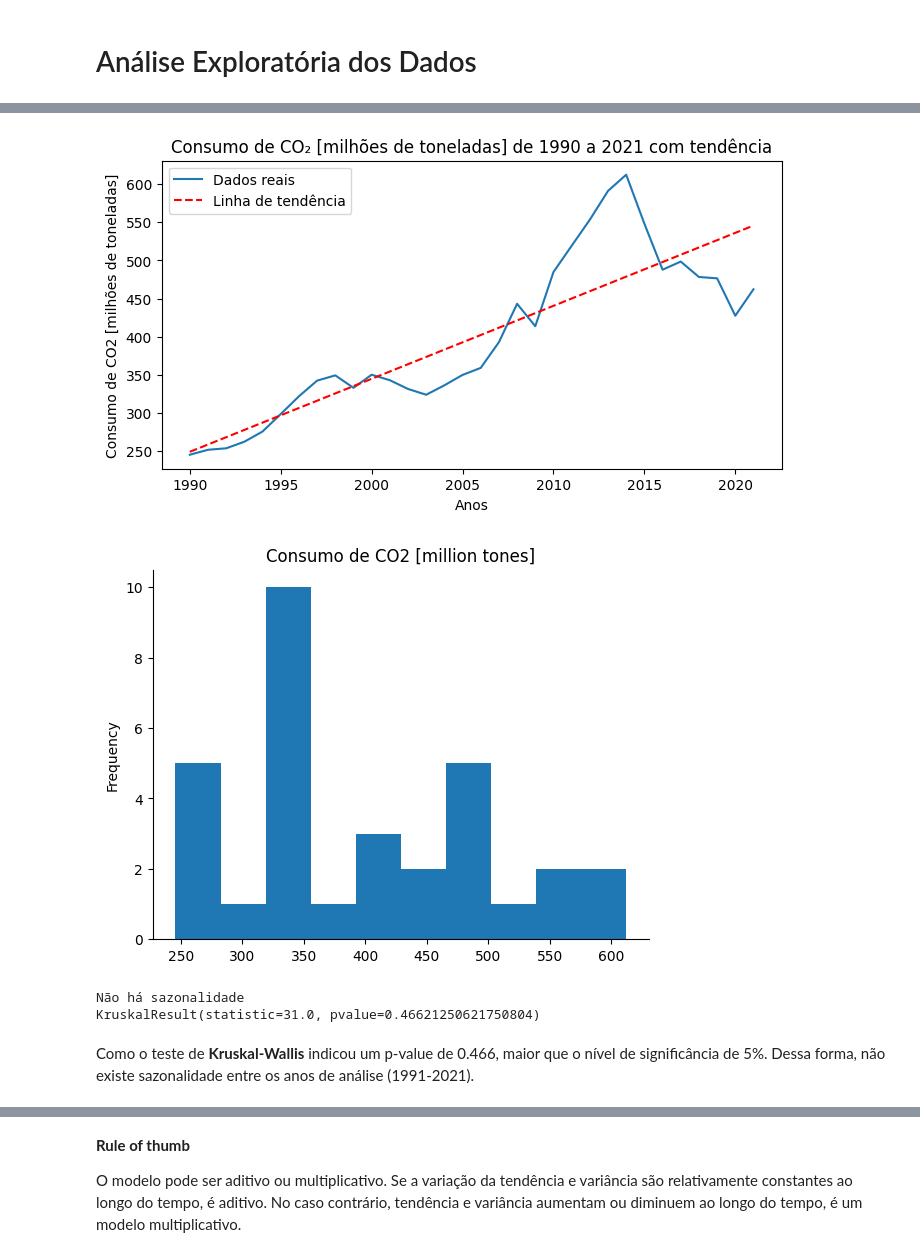
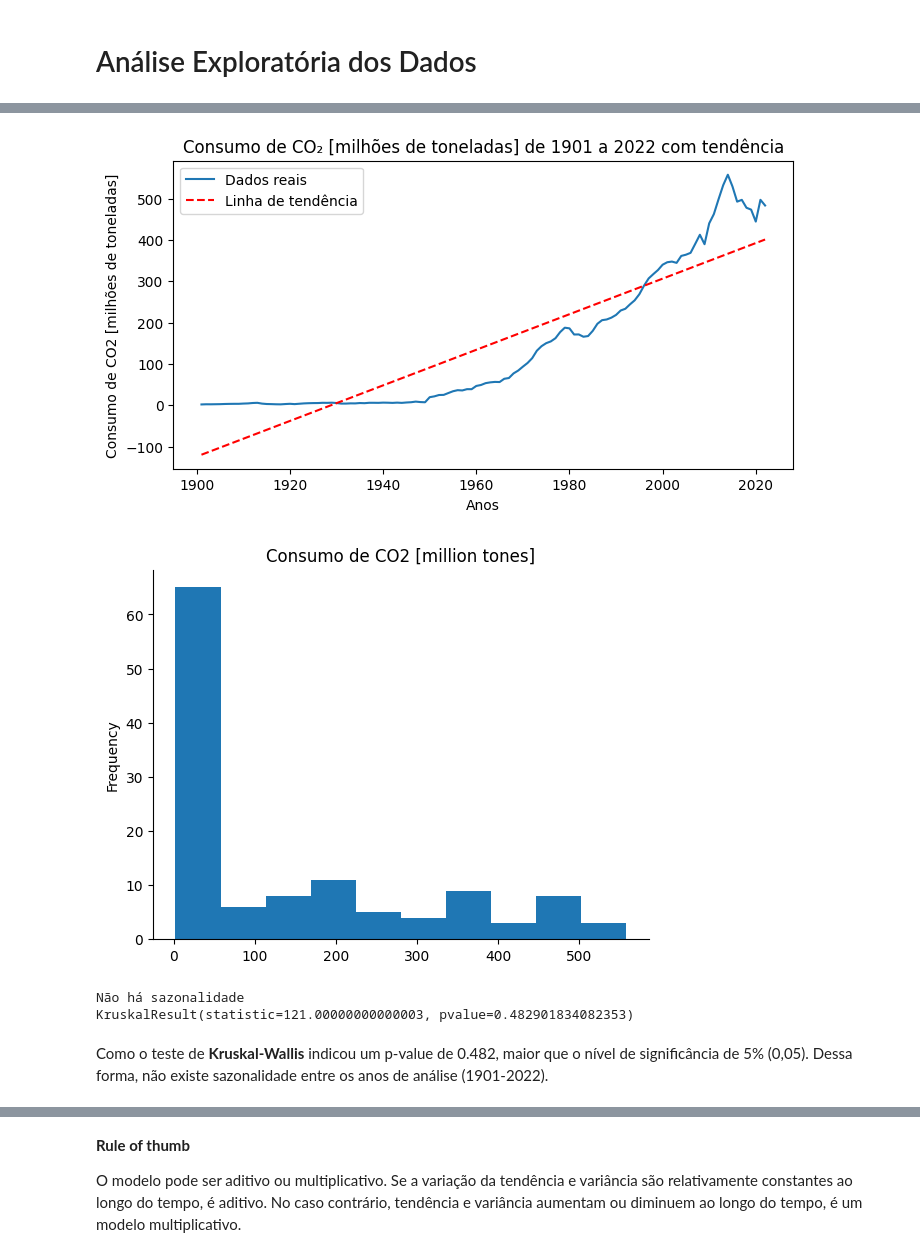
Before and after one commit to be4lima/ARIMA_CO2_BR, a Jupyter notebook: ARIMA_CO2_BR.ipynb, the cells around one changed output, grey strips where cells are left out. Cells and saved outputs as stored; diff of their text form; code cells hidden in the pictures.

```diff
--- a/ARIMA_CO2_BR.ipynb
+++ b/ARIMA_CO2_BR.ipynb
@@ -3,17 +68,4 @@
 # %%
-# ARIMA MODEL
-# file "<stdin>", line 1: type "> realod window" and fixes the problem
-
-# Importar Bibliotecas
-import numpy as np
-import pandas as pd
-from pandas import datetime
-import matplotlib.pyplot as plt
-from sklearn.model_selection import train_test_split
-from sklearn.preprocessing import MinMaxScaler
-
-import os
-
 # Leitura e tratamento dos dados
 owid_co2 = pd.read_csv(r'owid-co2-data.csv')
 
@@ -24,7 +76,7 @@ owid_co2.index = pd.to_datetime(owid_co2['year'], format='%Y')
 owid_brasil = owid_co2[owid_co2['country'] == 'Brazil']
 
 # Selecionando somente a coluna de emissão de CO2
-owid_brasil = owid_brasil[['consumption_co2']]
+owid_brasil = owid_brasil[['co2']]
 
 # Retirar valores nulos
 
@@ -93,13 +142,13 @@ anos_numericos = owid_brasil.index.year.astype(int)
 
 # Gráfico com tendência
 fig1_2 = plt.figure(figsize=(8, 4))
-plt.plot(anos_numericos, owid_brasil['consumption_co2'], label='Dados reais')
+plt.plot(anos_numericos, owid_brasil['co2'], label='Dados reais')
 plt.xlabel('Anos')
 plt.ylabel('Consumo de CO2 [milhões de toneladas]')
-plt.title('Consumo de CO₂ [milhões de toneladas] de 1990 a 2021 com tendência')
+plt.title('Consumo de CO₂ [milhões de toneladas] de 1901 a 2022 com tendência')
 
 # Adicionando a linha de tendência
-z = np.polyfit(anos_numericos, owid_brasil['consumption_co2'], 1)
+z = np.polyfit(anos_numericos, owid_brasil['co2'], 1)
 p = np.poly1d(z)
 plt.plot(anos_numericos, p(anos_numericos), "r--", label='Linha de tendência')
 
@@ -107,23 +156,22 @@ plt.legend()  # Adiciona a legenda com base nos labels fornecidos
 plt.show()
 fig1_2.savefig("consumotrendbr.png")
 # %% [output]
-[figure, old version]
+[figure, new version]
 # %%
-from matplotlib import pyplot as plt
-owid_brasil['consumption_co2'].plot(kind='hist', title='Consumo de CO2 [million tones]')
+# Histograma
+
+owid_brasil['co2'].plot(kind='hist', title='Consumo de CO2 [million tones]')
 plt.gca().spines[['top', 'right',]].set_visible(False)
 plt.savefig("consumoco2br_hist.png")
 # %% [output]
-[figure, old version]
+[figure, new version]
 # %%
 # Teste de sazonalidade
-from scipy import stats
-
 ## CHECANDO PARA SAZONALIDADE ANUAL
 res = []
 
 for i in owid_brasil.index.unique():
-    res.append(owid_brasil.loc[i, 'consumption_co2'])
+    res.append(owid_brasil.loc[i, 'co2'])
 
 result = stats.kruskal(*res)
 
@@ -134,6 +182,6 @@ else:
 print(result)
 # %% [output]
 Não há sazonalidade
-KruskalResult(statistic=31.0, pvalue=0.46621250621750804)
+KruskalResult(statistic=121.00000000000003, pvalue=0.482901834082353)
 # %% [markdown]
-Como o teste de **Kruskal-Wallis** indicou um p-value de 0.466, maior que o nível de significância de 5%. Dessa forma, não existe sazonalidade entre os anos de análise (1991-2021).
+Como o teste de **Kruskal-Wallis** indicou um p-value de 0.482, maior que o nível de significância de 5% (0,05). Dessa forma, não existe sazonalidade entre os anos de análise (1901-2022).
```
Also changed, not shown: parts of 72 cells of this notebook.
